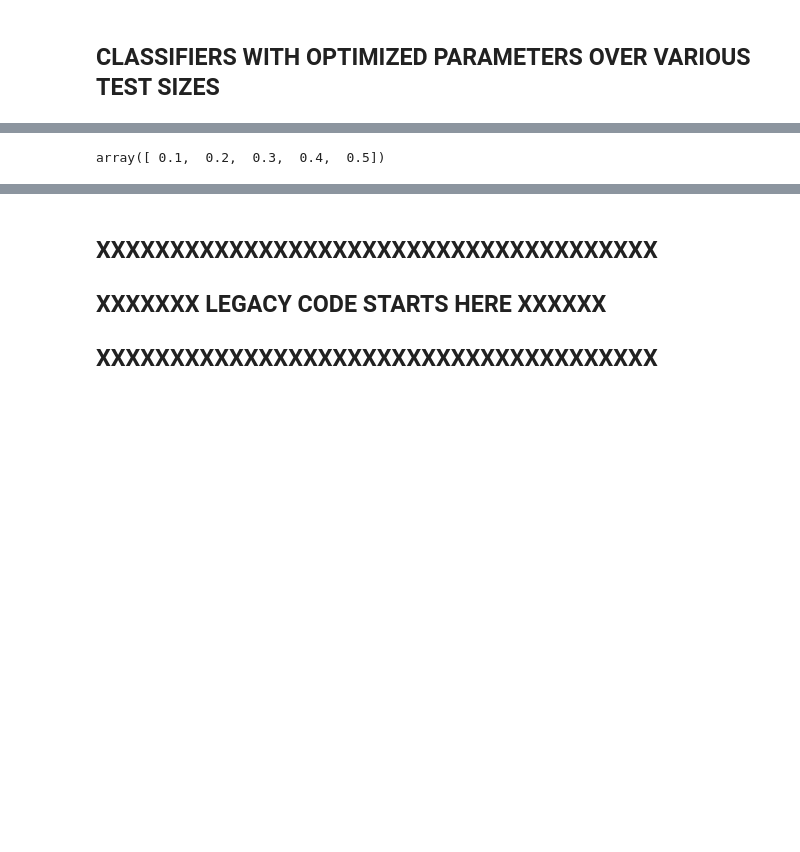
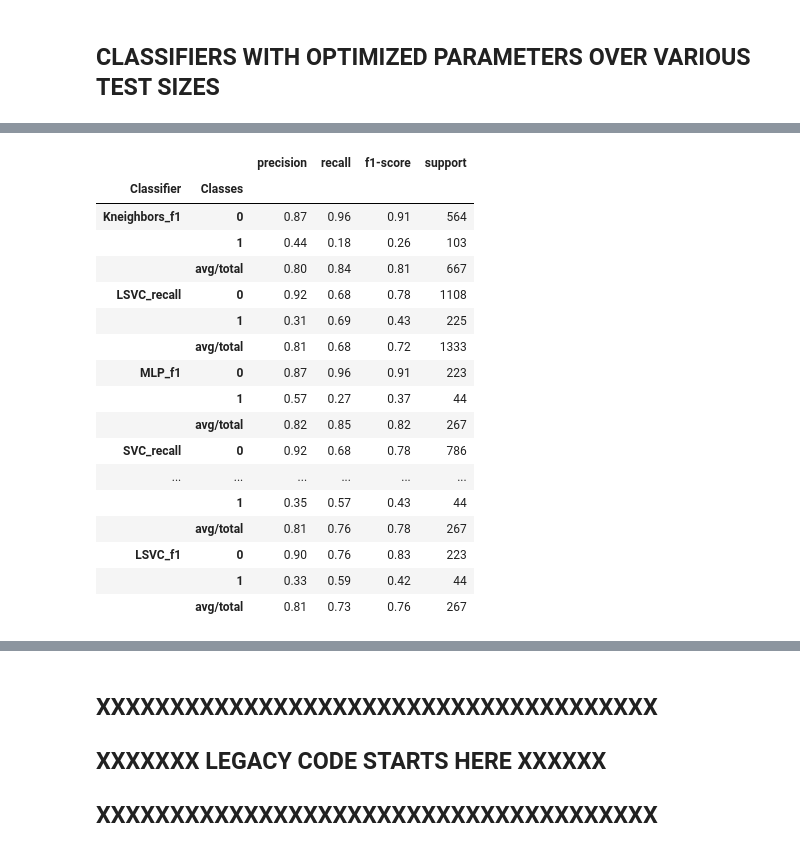
Before and after one commit to RJBeetel3/mimic3_analysis, a Jupyter notebook: ICU_MORTALITY_FIRST24.ipynb, the cells around one changed output, grey strips where cells are left out. Drawn from its saved outputs; the diff is of its cells as text; code cells hidden in the pictures; blank space fills up the shorter version.

Commit message:
optimization along parameter space and train-test split complete. compiled scoring data for optimized classifiers in dataframe for analysis

```diff
--- a/ICU_MORTALITY_FIRST24.ipynb
+++ b/ICU_MORTALITY_FIRST24.ipynb
@@ -409,7 +398,13 @@ for key in classifiers.keys():
                     optimized = clf.best_params_
                     optimized['features'] = num_feats
                     optimized_scores = scores_report
-                    optimized_clfs[key + '_recall'] = clf
+                    recall_str = key + '_recall'
+                    if recall_str not in optimized_clfs:
+                        optimized_clfs[recall_str] = {}
+                    optimized_clfs[recall_str]['CLF'] = clf
+                    optimized_clfs[recall_str]['PARAMS'] = optimized
+                    optimized_clfs[recall_str]['SCORES'] = optimized_scores
+
 
             elif score == 'f1':
 
@@ -423,7 +418,14 @@ for key in classifiers.keys():
                     f1_optimized = clf.best_params_
                     f1_optimized['features'] = num_feats
                     f1_optimized_scores = scores_report
-                    optimized_clfs[key + '_f1'] = clf
+                    f1_str = key + '_f1'
+                    if f1_str not in optimized_clfs:
+                        optimized_clfs[f1_str] = {}
+                    optimized_clfs[f1_str]['CLF'] = clf
+                    optimized_clfs[f1_str]['PARAMS'] = optimized
+                    optimized_clfs[f1_str]['SCORES'] = optimized_scores
+
+
 
 
     print "ANALYSIS COMPLETE"
@@ -667,5 +750,29 @@ avg / total       0.81      0.81      0.81       385
-# %%
-monkey = np.linspace(.1, 0.5,5 )
-monkey
-# %% [output]
-array([ 0.1,  0.2,  0.3,  0.4,  0.5])
+# %%
+first = True
+for key in optimized_clfs.keys():
+    print(key)
+    print(optimized_clfs[key]['SCORES'])
+
+    # CONVERT SCORES_REPORT TO DATAFRAME
+    scores = optimized_clfs[key]['SCORES'].split()
+    #display(scores)
+    cols = scores[:4]
+    ind = [x for x in scores if scores.index(x) in [4,9,14, 15, 16]]
+    ind[2] = ind[2] + ind[3] + ind[4]
+    ind.pop()
+    ind.pop()
+    dat = [scores[5:9], scores[10:14], scores[17:22]]
+    #display(cols)
+    #display(ind)
+    #display(dat)
+    arrays = [[key, key, key], ind]
+    tuples = list(zip(*arrays))
+    mindex = pd.MultiIndex.from_tuples(tuples, names=['Classifier', 'Classes'])
+    if first:
+        scores_frame = pd.DataFrame(dat, columns = cols, index = mindex)
+        first = False
+    else:
+        scores_frame = scores_frame.append(pd.DataFrame(dat, columns = cols, index = mindex))
+
+scores_frame
+# %% [output]
@@ -671,0 +796,18 @@ array([ 0.1,  0.2,  0.3,  0.4,  0.5])
+|  |  | precision | recall | f1-score | support |
+| Classifier | Classes |  |  |  |  |
+| Kneighbors_f1 | 0 | 0.87 | 0.96 | 0.91 | 564 |
+|  | 1 | 0.44 | 0.18 | 0.26 | 103 |
+|  | avg/total | 0.80 | 0.84 | 0.81 | 667 |
+| LSVC_recall | 0 | 0.92 | 0.68 | 0.78 | 1108 |
+|  | 1 | 0.31 | 0.69 | 0.43 | 225 |
+|  | avg/total | 0.81 | 0.68 | 0.72 | 1333 |
+| MLP_f1 | 0 | 0.87 | 0.96 | 0.91 | 223 |
+|  | 1 | 0.57 | 0.27 | 0.37 | 44 |
+|  | avg/total | 0.82 | 0.85 | 0.82 | 267 |
+| SVC_recall | 0 | 0.92 | 0.68 | 0.78 | 786 |
+| ... | ... | ... | ... | ... | ... |
+|  | 1 | 0.35 | 0.57 | 0.43 | 44 |
+|  | avg/total | 0.81 | 0.76 | 0.78 | 267 |
+| LSVC_f1 | 0 | 0.90 | 0.76 | 0.83 | 223 |
+|  | 1 | 0.33 | 0.59 | 0.42 | 44 |
+|  | avg/total | 0.81 | 0.73 | 0.76 | 267 |
```
Also changed, not shown: parts of 14 cells of this notebook.
